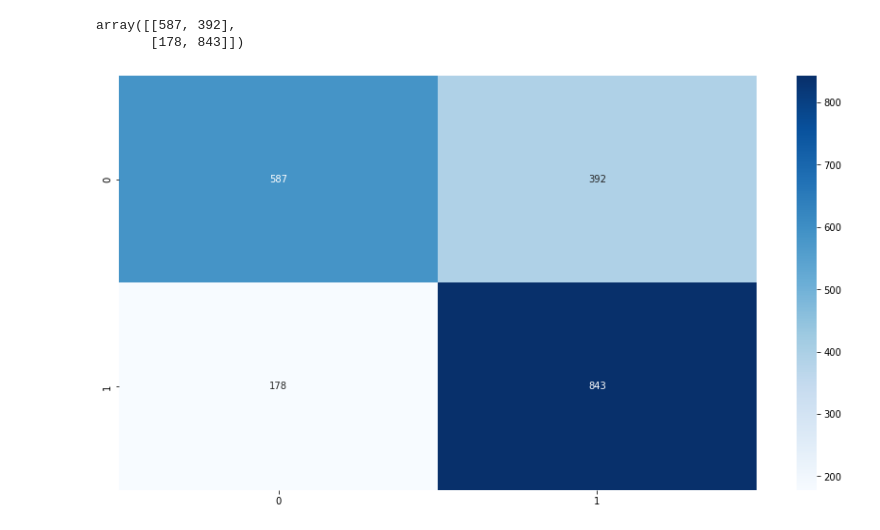
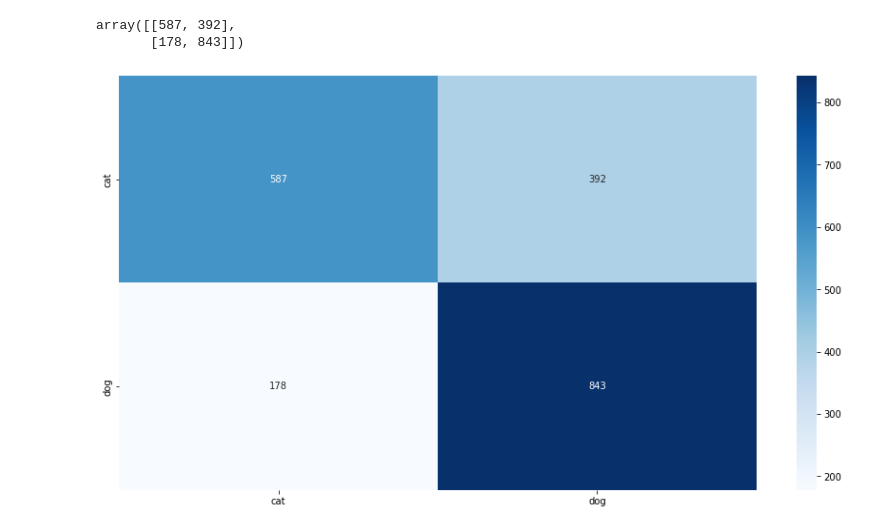
Before and after one commit to Mjrovai/UNIFEI-IESTI01-TinyML-2022.1, a Jupyter notebook: 00_Curse_Folder/1_Fundamentals/Class_12/ei_cifar10_image_classification_nn_classifier_explained.ipynb, the cells around one changed output. Saved outputs shown, nothing was run; the diff lists cells and outputs as text; code cells hidden in the pictures.

```diff
--- a/00_Curse_Folder/1_Fundamentals/Class_12/ei_cifar10_image_classification_nn_classifier_explained.ipynb
+++ b/00_Curse_Folder/1_Fundamentals/Class_12/ei_cifar10_image_classification_nn_classifier_explained.ipynb
@@ -280,6 +280,6 @@ array([[587, 392],
 # %%
 import seaborn as sns
 plt.figure(figsize=(15,8))
-sns.heatmap(confusion_matrix(test_labels,predictions), cmap='Blues', annot=True, fmt='g');
+sns.heatmap(confusion_matrix(test_labels,predictions), cmap='Blues', annot=True, fmt='g', xticklabels=classes_values, yticklabels=classes_values);
 # %% [output]
-[figure, old version]
+[figure, new version]
```
Also changed, not shown: parts of 4 cells of this notebook.
